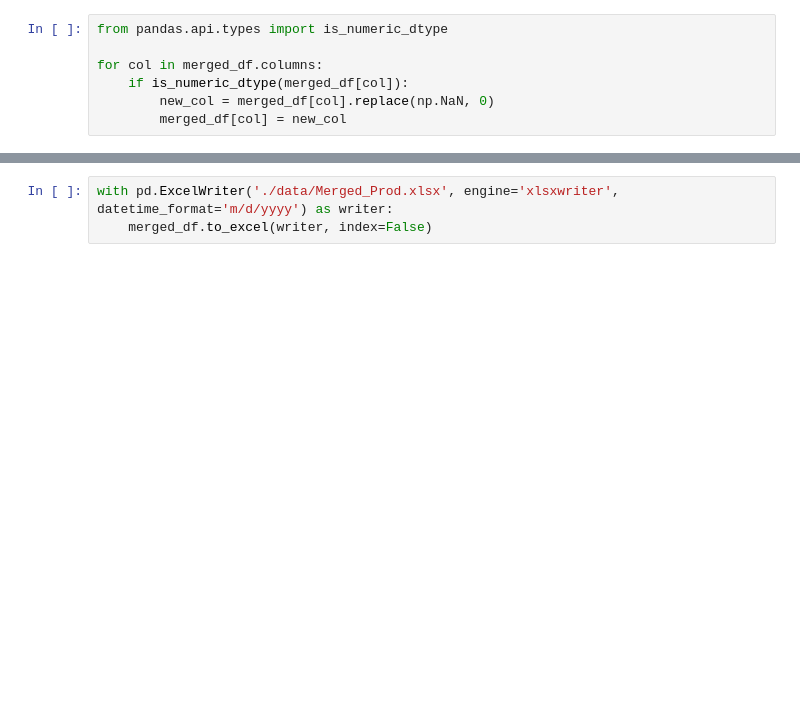
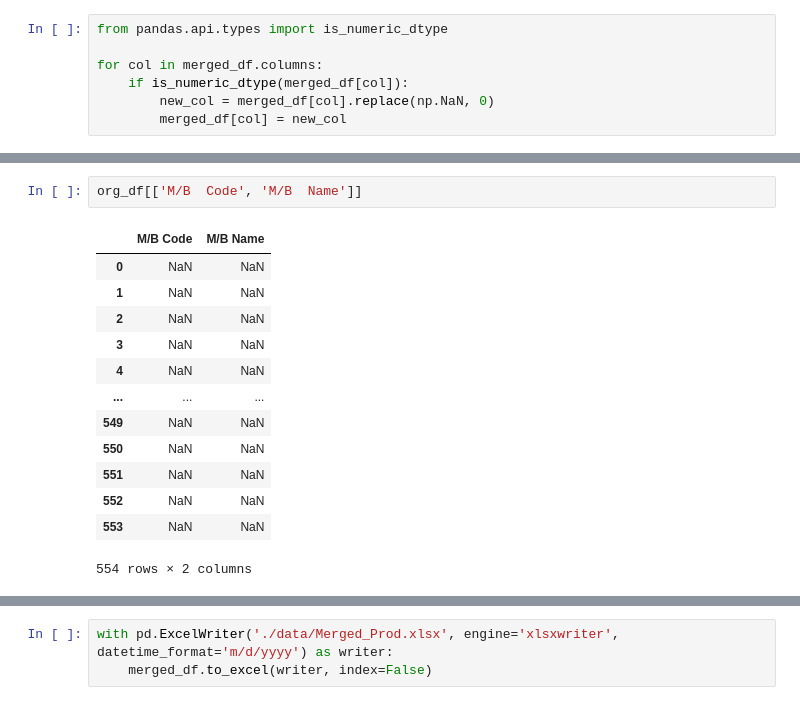
Before and after one commit to ParunNg/Downtime-Prediction, a Jupyter notebook: merge_files.ipynb, the cells around one changed output, grey strips where cells are left out. Drawn from its saved outputs; the diff is of its cells as text; blank space fills up the shorter version.

```diff
--- a/merge_files.ipynb
+++ b/merge_files.ipynb
@@ -261,0 +331,16 @@ for col in merged_df.columns:
+# %%
+org_df[['M/B  Code', 'M/B  Name']]
+# %% [output]
+|  | M/B Code | M/B Name |
+| 0 | NaN | NaN |
+| 1 | NaN | NaN |
+| 2 | NaN | NaN |
+| 3 | NaN | NaN |
+| 4 | NaN | NaN |
+| ... | ... | ... |
+| 549 | NaN | NaN |
+| 550 | NaN | NaN |
+| 551 | NaN | NaN |
+| 552 | NaN | NaN |
+| 553 | NaN | NaN |
+554 rows × 2 columns
```
Also changed, not shown: parts of 16 cells of this notebook, 3 other files.
